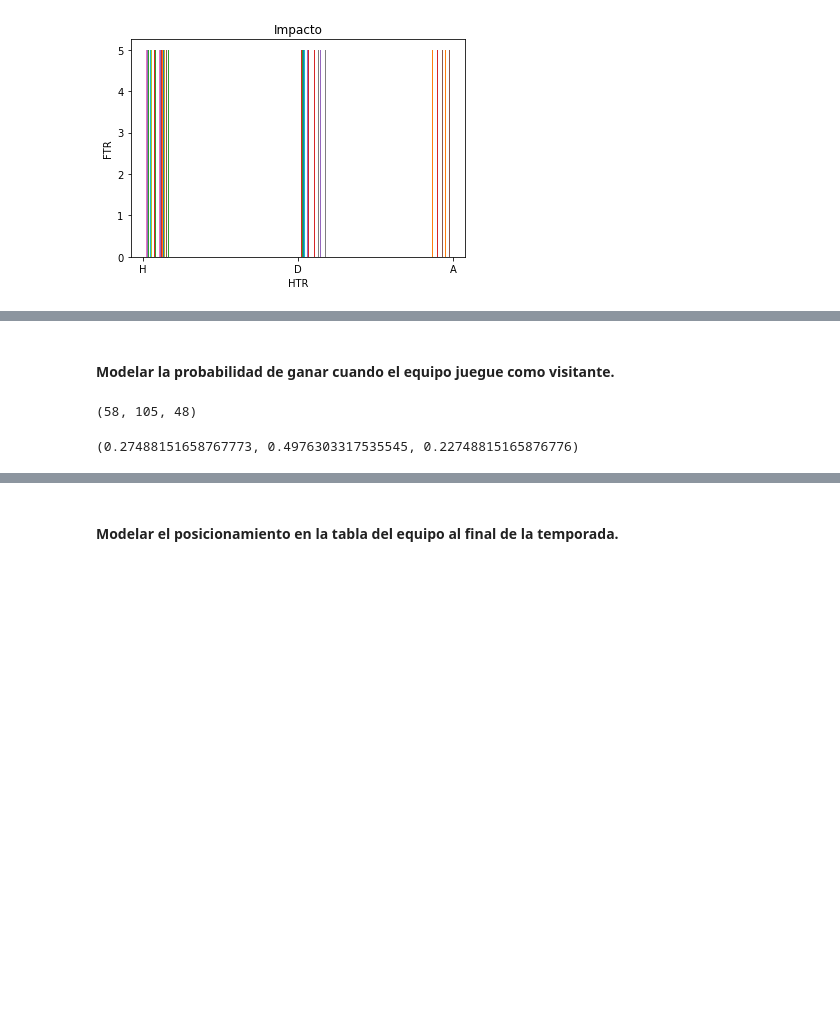
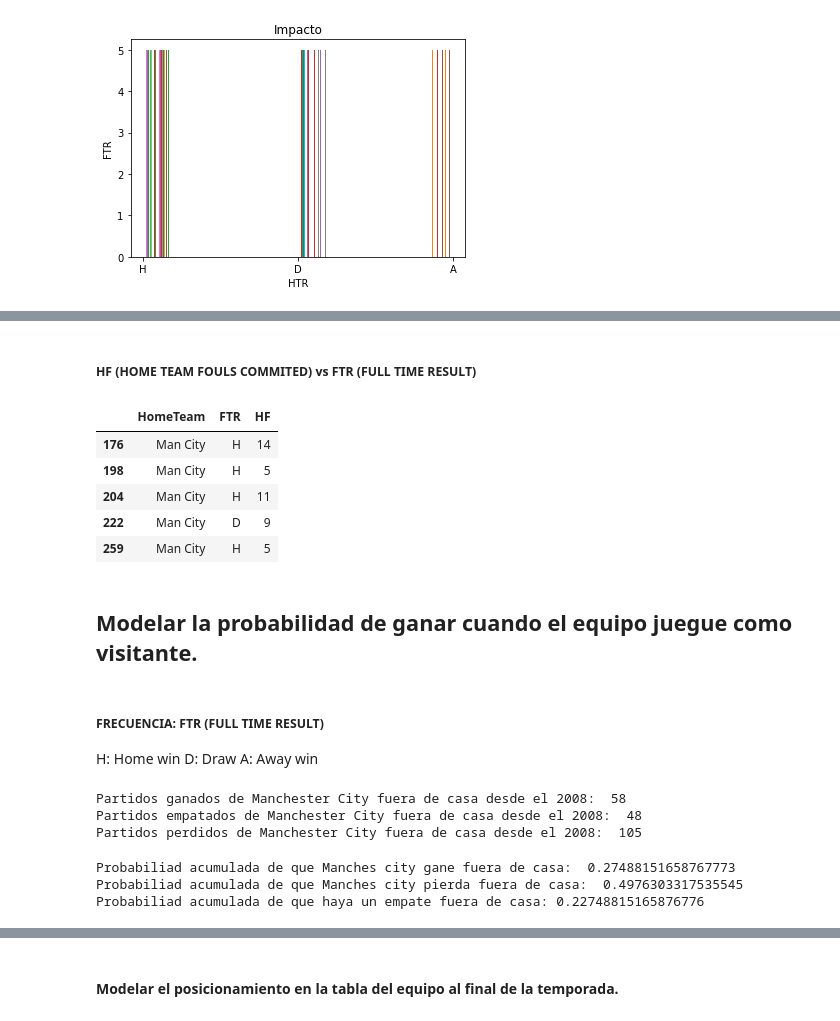
Before and after one commit to mariajosecanture/PROYECTO_SG_MJC, a Jupyter notebook: ProyectoModulo1_CantuM_GarciaS_GreenA.ipynb, the cells around one changed output, grey strips where cells are left out. Saved outputs shown, nothing was run; the diff lists cells and outputs as text; code cells hidden in the pictures; blank space fills up the shorter version.

```diff
--- a/ProyectoModulo1_CantuM_GarciaS_GreenA.ipynb
+++ b/ProyectoModulo1_CantuM_GarciaS_GreenA.ipynb
@@ -253,8 +333,25 @@ plt.show()
+# %% [markdown]
+##### HF (HOME TEAM FOULS COMMITED) vs FTR (FULL TIME RESULT)
+# %%
+datahome_ftr_htr= datahome[['HomeTeam','FTR','HF']]
+datahome_ftr_htr.tail()
+# %% [output]
+|  | HomeTeam | FTR | HF |
+| 176 | Man City | H | 14 |
+| 198 | Man City | H | 5 |
+| 204 | Man City | H | 11 |
+| 222 | Man City | D | 9 |
+| 259 | Man City | H | 5 |
 # %% [markdown]
-#### Modelar la probabilidad de ganar cuando el equipo juegue como visitante.
+## Modelar la probabilidad de ganar cuando el equipo juegue como visitante.
+# %% [markdown]
+##### FRECUENCIA: FTR (FULL TIME RESULT)
+
+H: Home win
+D: Draw
+A: Away win
 # %%
 dataaway_ftr = dataaway[['AwayTeam','FTR']]
-dataaway_ftr
 
 dataaway_h=sum([dataaway_ftr['FTR'] == 'H'])
 dataaway_h=sum(dataaway_h==1)
@@ -267,21 +364,25 @@ dataaway_a=sum(dataaway_a==1)
 dataaway_d=sum([dataaway_ftr['FTR'] == 'D'])
 dataaway_d=sum(dataaway_d==1)
 
-dataaway_h,dataaway_a,dataaway_d
+print("Partidos ganados de Manchester City fuera de casa desde el 2008: ",dataaway_h)
+print("Partidos empatados de Manchester City fuera de casa desde el 2008: ",dataaway_d)
+print("Partidos perdidos de Manchester City fuera de casa desde el 2008: ",dataaway_a)
 # %% [output]
-(58, 105, 48)
+Partidos ganados de Manchester City fuera de casa desde el 2008:  58
+Partidos empatados de Manchester City fuera de casa desde el 2008:  48
+Partidos perdidos de Manchester City fuera de casa desde el 2008:  105
-# %%
-total_a= (dataaway_h+dataaway_a+dataaway_d)
-
-# Probabiliad de que gane en casa en base a datos históricos
-prob_away_a = dataaway_a/total_a
-
-# Probabiliad de que pierda en casa en base a datos históricos
-prob_away_h = dataaway_h/total_a
-
-# Probabiliad de que haya un empate en casa en base a datos históricos
-prob_away_d = dataaway_d/total_a
-
-prob_away_h, prob_away_a, prob_away_d
-# %% [output]
-(0.27488151658767773, 0.4976303317535545, 0.22748815165876776)
+# %%
+total_a= (dataaway_h+dataaway_a+dataaway_d)
+
+prob_away_a = dataaway_a/total_a
+prob_away_h = dataaway_h/total_a
+prob_away_d = dataaway_d/total_a
+
+
+print("Probabiliad acumulada de que Manches city gane fuera de casa: ",prob_away_h)
+print("Probabiliad acumulada de que Manches city pierda fuera de casa: ", prob_away_a)
+print("Probabiliad acumulada de que haya un empate fuera de casa:", prob_away_d)
+# %% [output]
+Probabiliad acumulada de que Manches city gane fuera de casa:  0.27488151658767773
+Probabiliad acumulada de que Manches city pierda fuera de casa:  0.4976303317535545
+Probabiliad acumulada de que haya un empate fuera de casa: 0.22748815165876776
```
Also changed, not shown: parts of 34 cells of this notebook.
